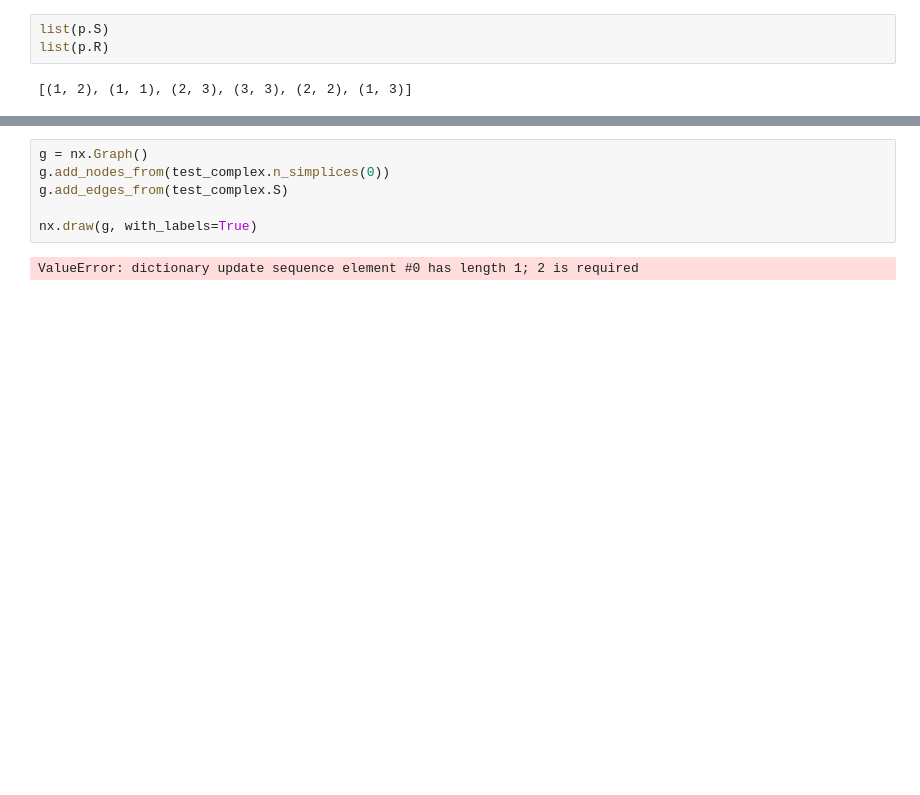
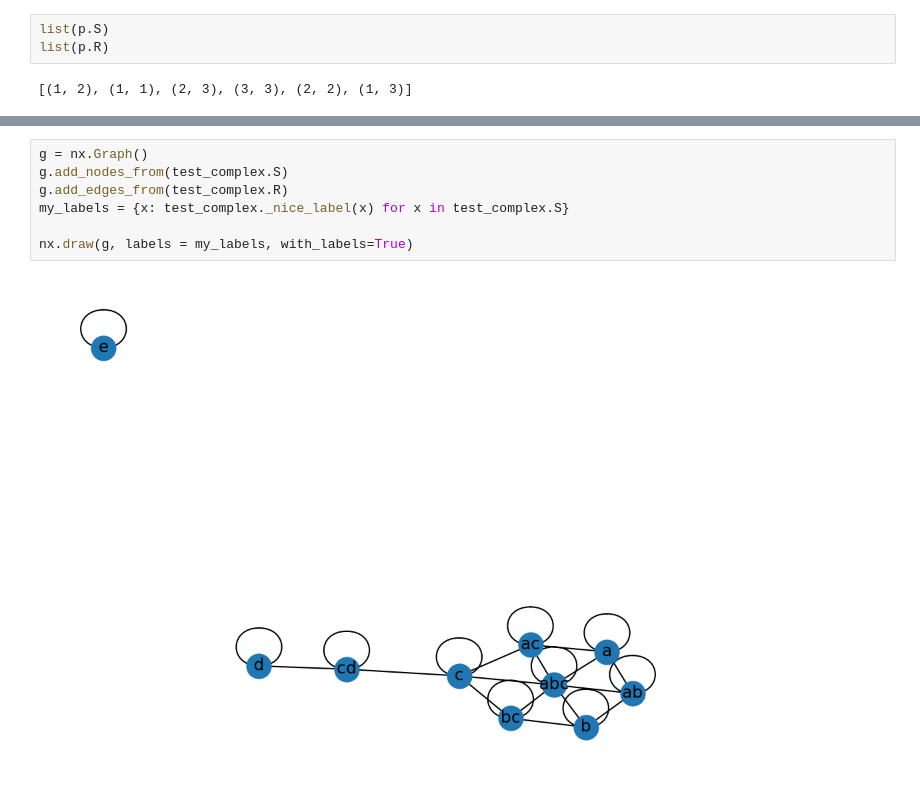
Before and after one commit to ryanj-0/simplicial_complex_proj, a Jupyter notebook: testing.ipynb, the cells around one changed output, grey strips where cells are left out. Saved outputs shown, nothing was run; the diff lists cells and outputs as text; blank space fills up the shorter version.

Commit message:
testing diagram methods

```diff
--- a/testing.ipynb
+++ b/testing.ipynb
@@ -72,8 +93,9 @@ S = {{a}, {b}, {c}, {d}, {e}, {a, b}, {a, c}, {b, c}, {c, d}, {a, b, c}}
 # %%
 g = nx.Graph()
-g.add_nodes_from(test_complex.n_simplices(0))
-g.add_edges_from(test_complex.S)
+g.add_nodes_from(test_complex.S)
+g.add_edges_from(test_complex.R)
+my_labels = {x: test_complex._nice_label(x) for x in test_complex.S}
 
-nx.draw(g, with_labels=True)
+nx.draw(g, labels = my_labels, with_labels=True)
 # %% [output]
-ValueError: dictionary update sequence element #0 has length 1; 2 is required
+[figure, added]
```
Also changed, not shown: parts of 6 cells of this notebook.
